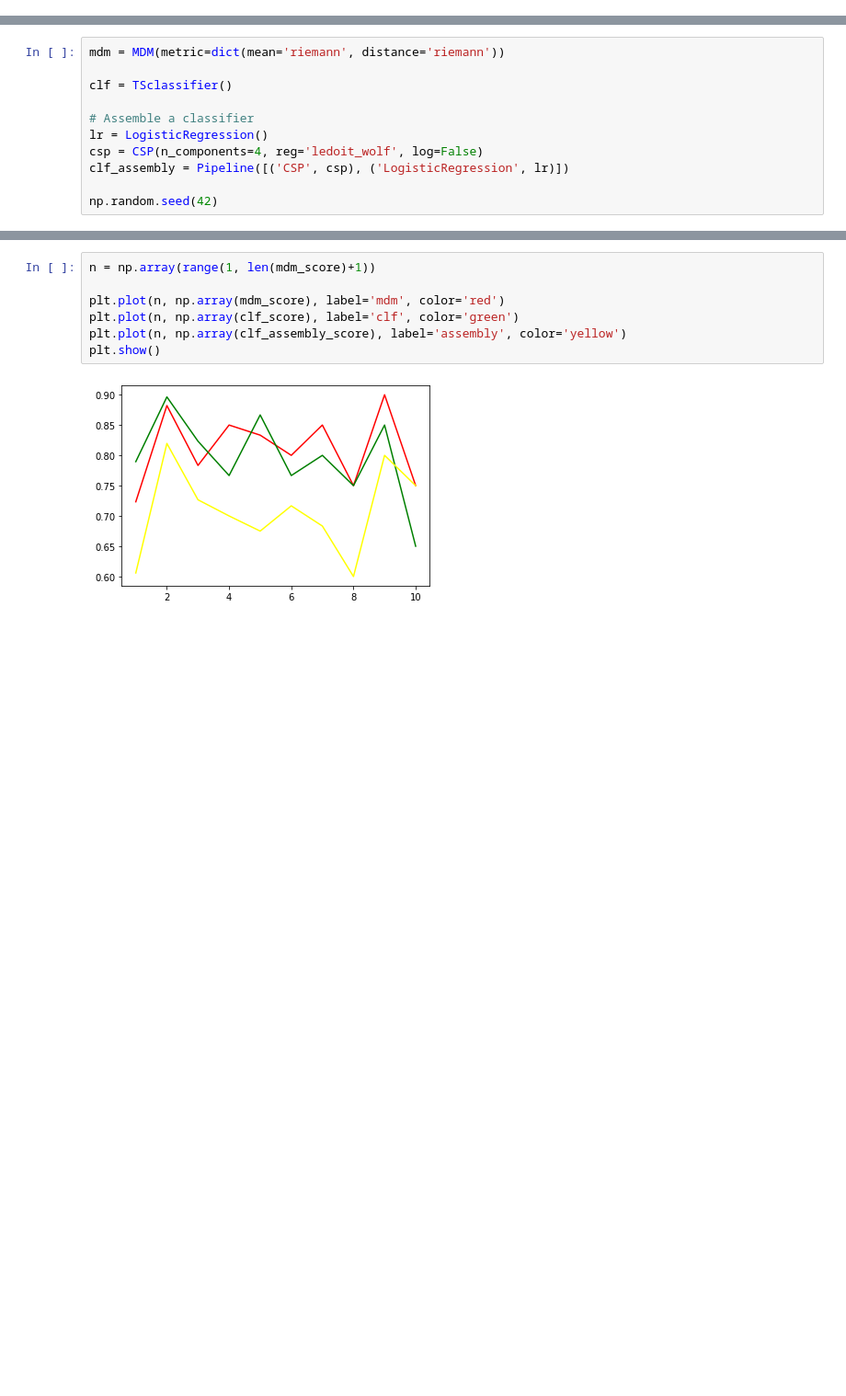
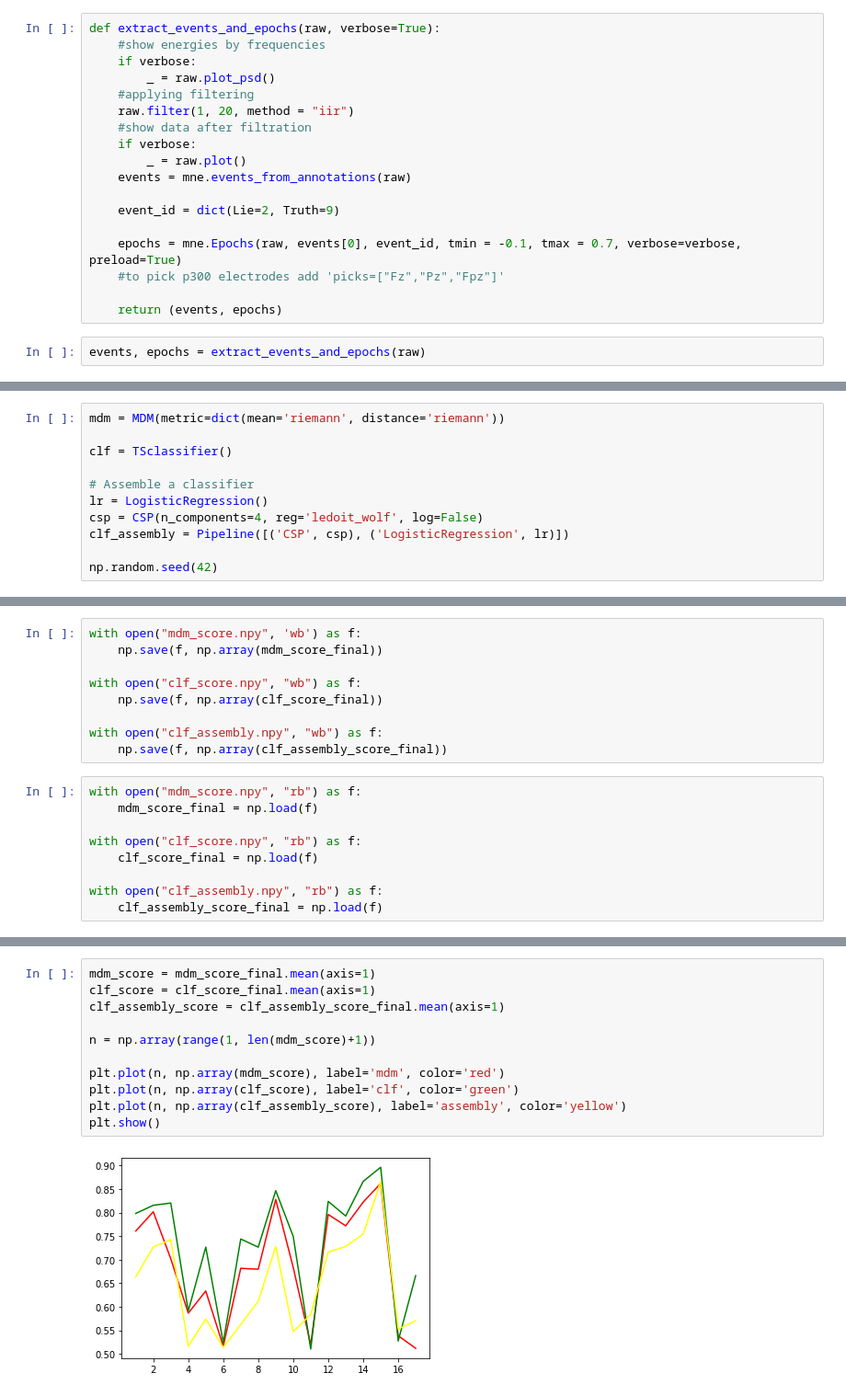
Before and after one commit to ambisinistra/thesis_materials, a Jupyter notebook: Diploma LieClassifier V1 smoothing_applied.ipynb, the cells around one changed output, grey strips where cells are left out. Shown at 92% size. Drawn from its saved outputs; the diff is of its cells as text; blank space fills up the shorter version.

```diff
--- a/Diploma LieClassifier V1 smoothing_applied.ipynb
+++ b/Diploma LieClassifier V1 smoothing_applied.ipynb
@@ -180,0 +99,20 @@ _ = epochs['Lie'][0:5].plot()
+# %%
+def extract_events_and_epochs(raw, verbose=True):
+    #show energies by frequencies
+    if verbose:
+        _ = raw.plot_psd()
+    #applying filtering
+    raw.filter(1, 20, method = "iir")
+    #show data after filtration
+    if verbose:
+        _ = raw.plot()
+    events = mne.events_from_annotations(raw)
+
+    event_id = dict(Lie=2, Truth=9)
+
+    epochs = mne.Epochs(raw, events[0], event_id, tmin = -0.1, tmax = 0.7, verbose=verbose, preload=True)
+    #to pick p300 electrodes add 'picks=["Fz","Pz","Fpz"]'
+
+    return (events, epochs)
+# %%
+events, epochs = extract_events_and_epochs(raw)
@@ -316,0 +283,18 @@ Not setting metadata
+# %%
+with open("mdm_score.npy", 'wb') as f:
+    np.save(f, np.array(mdm_score_final))
+
+with open("clf_score.npy", "wb") as f:
+    np.save(f, np.array(clf_score_final))
+
+with open("clf_assembly.npy", "wb") as f:
+    np.save(f, np.array(clf_assembly_score_final))
+# %%
+with open("mdm_score.npy", "rb") as f:
+    mdm_score_final = np.load(f)
+
+with open("clf_score.npy", "rb") as f:
+    clf_score_final = np.load(f)
+
+with open("clf_assembly.npy", "rb") as f:
+    clf_assembly_score_final = np.load(f)
@@ -317,9 +306,13 @@ Not setting metadata
 # %%
+mdm_score = mdm_score_final.mean(axis=1)
+clf_score = clf_score_final.mean(axis=1)
+clf_assembly_score = clf_assembly_score_final.mean(axis=1)
+
 n = np.array(range(1, len(mdm_score)+1))
 
 plt.plot(n, np.array(mdm_score), label='mdm', color='red')
 plt.plot(n, np.array(clf_score), label='clf', color='green')
 plt.plot(n, np.array(clf_assembly_score), label='assembly', color='yellow')
 plt.show()
 # %% [output]
-[figure, old version]
+[figure, new version]
```
Also changed, not shown: parts of 28 cells of this notebook, 3 other files.
